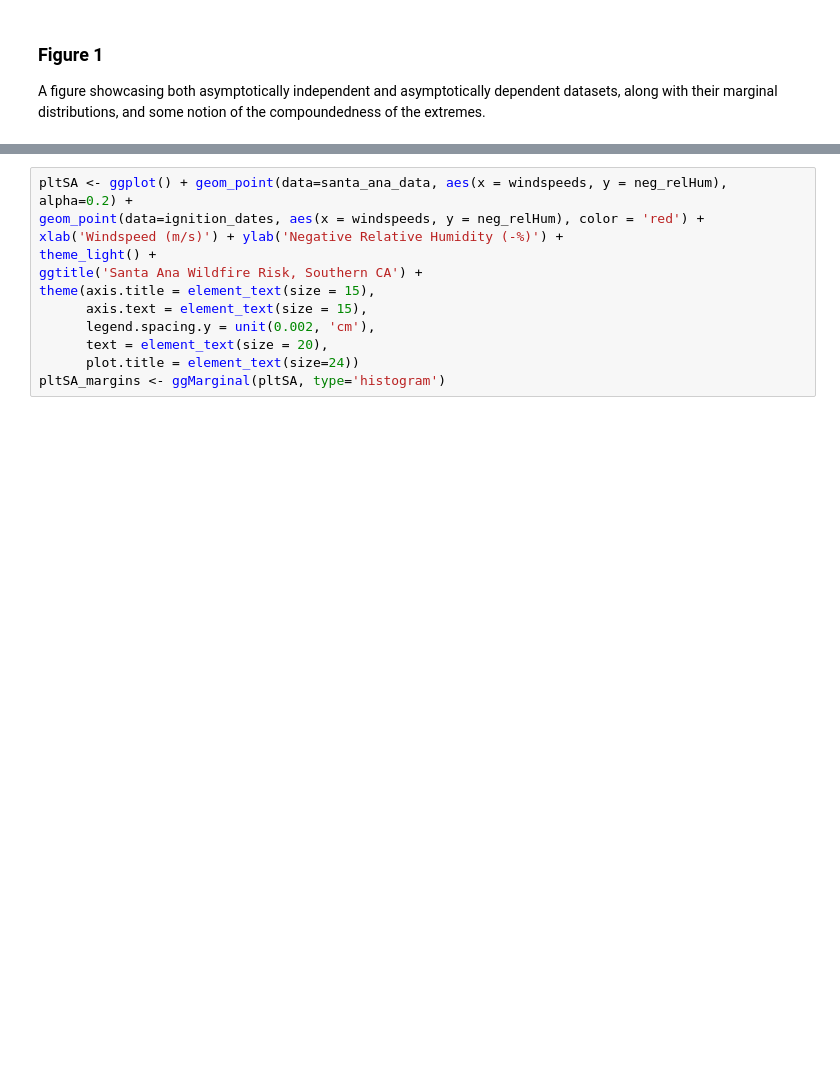
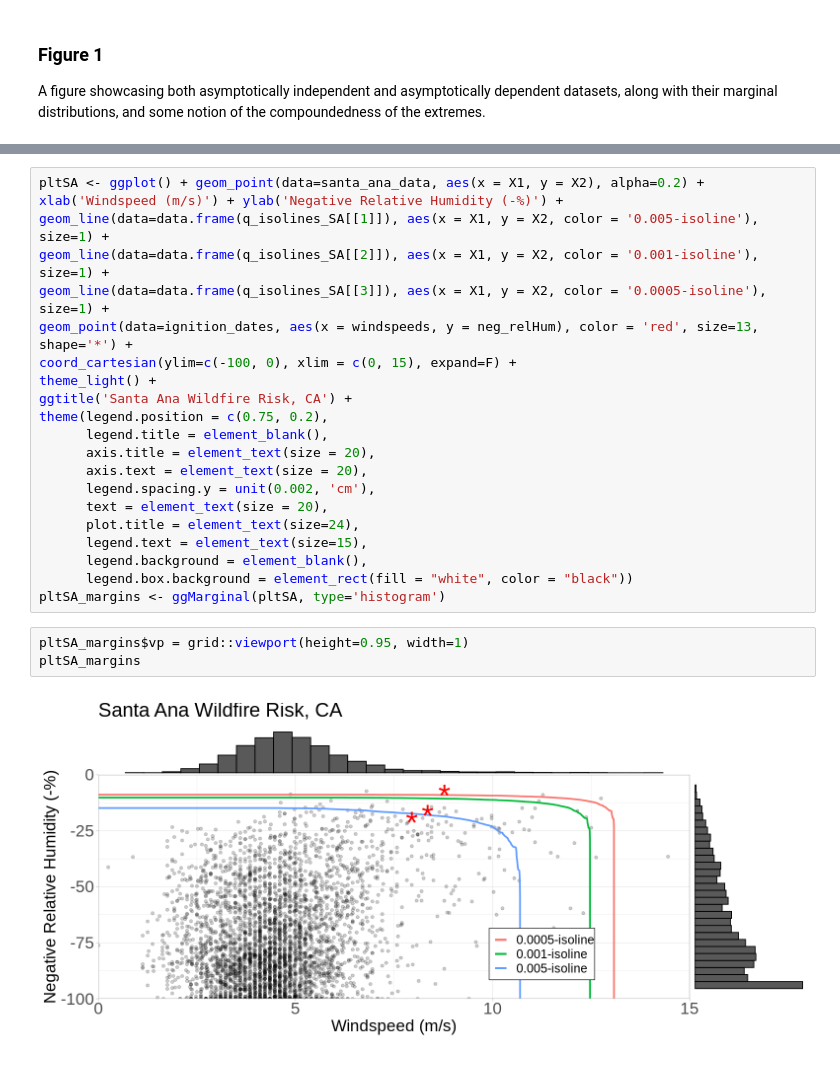
Before and after one commit to jbbutler/isolines_uq, a Jupyter notebook: notebooks/confidence_region_notebooks/whitepaper_plots.ipynb, the cells around one changed output, grey strips where cells are left out. Drawn from its saved outputs; the diff is of its cells as text; blank space fills up the shorter version.

```diff
--- a/notebooks/confidence_region_notebooks/whitepaper_plots.ipynb
+++ b/notebooks/confidence_region_notebooks/whitepaper_plots.ipynb
@@ -67,12 +71,26 @@ A data.frame: 6 × 6
 # %%
-pltSA <- ggplot() + geom_point(data=santa_ana_data, aes(x = windspeeds, y = neg_relHum), alpha=0.2) +
-geom_point(data=ignition_dates, aes(x = windspeeds, y = neg_relHum), color = 'red') +
+pltSA <- ggplot() + geom_point(data=santa_ana_data, aes(x = X1, y = X2), alpha=0.2) +
 xlab('Windspeed (m/s)') + ylab('Negative Relative Humidity (-%)') +
+geom_line(data=data.frame(q_isolines_SA[[1]]), aes(x = X1, y = X2, color = '0.005-isoline'), size=1) +
+geom_line(data=data.frame(q_isolines_SA[[2]]), aes(x = X1, y = X2, color = '0.001-isoline'), size=1) +
+geom_line(data=data.frame(q_isolines_SA[[3]]), aes(x = X1, y = X2, color = '0.0005-isoline'), size=1) +
+geom_point(data=ignition_dates, aes(x = windspeeds, y = neg_relHum), color = 'red', size=13, shape='*') +
+coord_cartesian(ylim=c(-100, 0), xlim = c(0, 15), expand=F) +
 theme_light() +
-ggtitle('Santa Ana Wildfire Risk, Southern CA') +
-theme(axis.title = element_text(size = 15),
-      axis.text = element_text(size = 15),
+ggtitle('Santa Ana Wildfire Risk, CA') +
+theme(legend.position = c(0.75, 0.2),
+      legend.title = element_blank(),
+      axis.title = element_text(size = 20),
+      axis.text = element_text(size = 20),
       legend.spacing.y = unit(0.002, 'cm'),
       text = element_text(size = 20),
-      plot.title = element_text(size=24))
+      plot.title = element_text(size=24),
+      legend.text = element_text(size=15),
+      legend.background = element_blank(),
+      legend.box.background = element_rect(fill = "white", color = "black"))
 pltSA_margins <- ggMarginal(pltSA, type='histogram')
+# %%
+pltSA_margins$vp = grid::viewport(height=0.95, width=1)
+pltSA_margins
+# %% [output]
+[figure, added]
```
Also changed, not shown: parts of 37 cells of this notebook, 4 other files.
